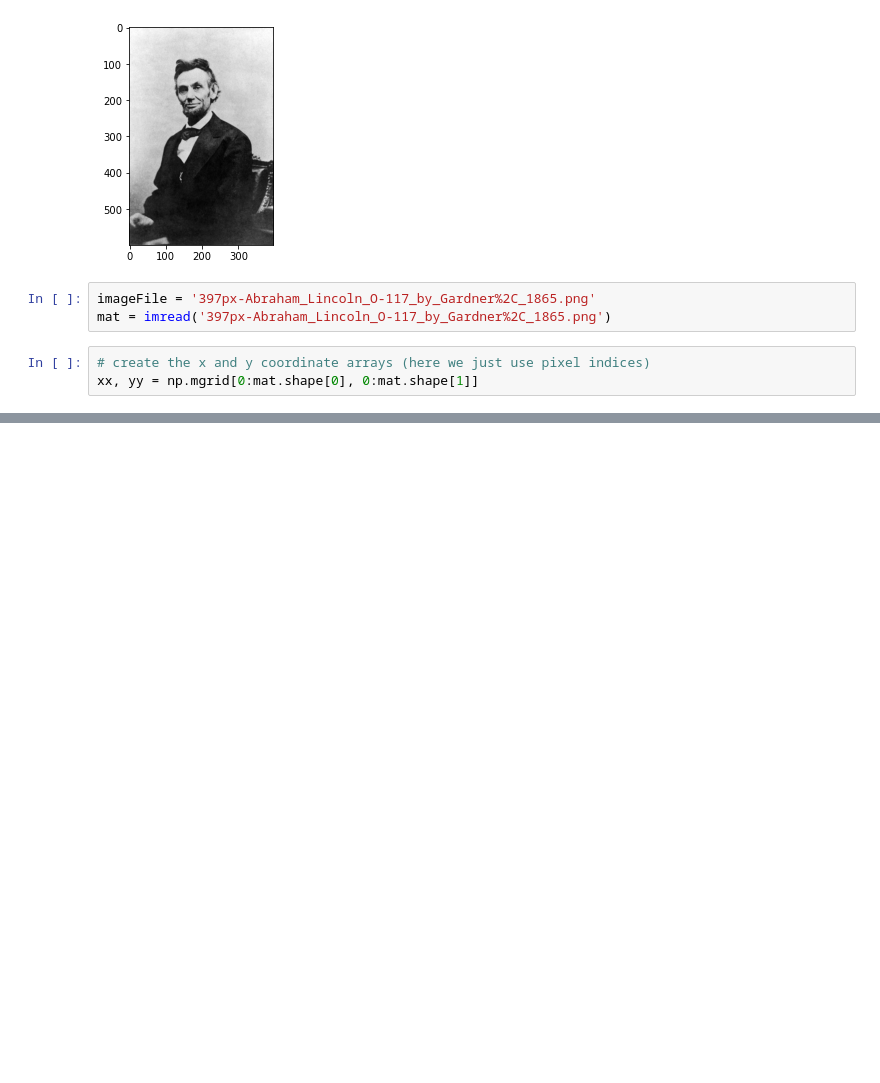
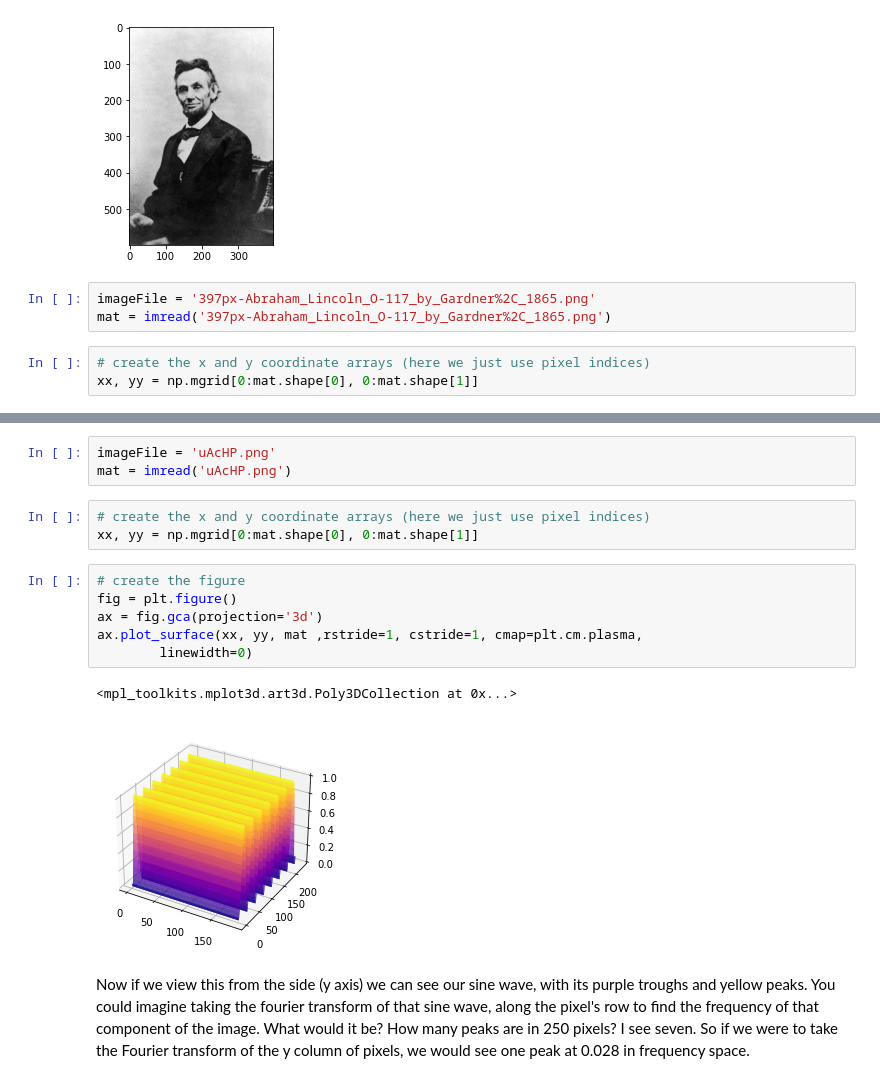
Before and after one commit to kwendt3/Fourier, a Jupyter notebook: 2D23D.ipynb, the cells around one changed output, grey strips where cells are left out. Drawn from its saved outputs; the diff is of its cells as text; blank space fills up the shorter version.

```diff
--- a/2D23D.ipynb
+++ b/2D23D.ipynb
@@ -52,0 +68,17 @@ ax.plot_surface(xx, yy, mat ,rstride=1, cstride=1, cmap=plt.cm.gray,
+# %%
+imageFile = 'uAcHP.png'
+mat = imread('uAcHP.png')
+# %%
+# create the x and y coordinate arrays (here we just use pixel indices)
+xx, yy = np.mgrid[0:mat.shape[0], 0:mat.shape[1]]
+# %%
+# create the figure
+fig = plt.figure()
+ax = fig.gca(projection='3d')
+ax.plot_surface(xx, yy, mat ,rstride=1, cstride=1, cmap=plt.cm.plasma,
+        linewidth=0)
+# %% [output]
+<mpl_toolkits.mplot3d.art3d.Poly3DCollection at 0x...>
+[figure, added]
+# %% [markdown]
+Now if we view this from the side (y axis) we can see our sine wave, with its purple troughs and yellow peaks. You could imagine taking the fourier transform of that sine wave, along the pixel's row to find the frequency of that component of the image.  What would it be? How many peaks are in 250 pixels? I see seven.  So if we were to take the Fourier transform of the y column of pixels, we would see one peak at 0.028 in frequency space.
```
Also changed, not shown: parts of 9 cells of this notebook.
